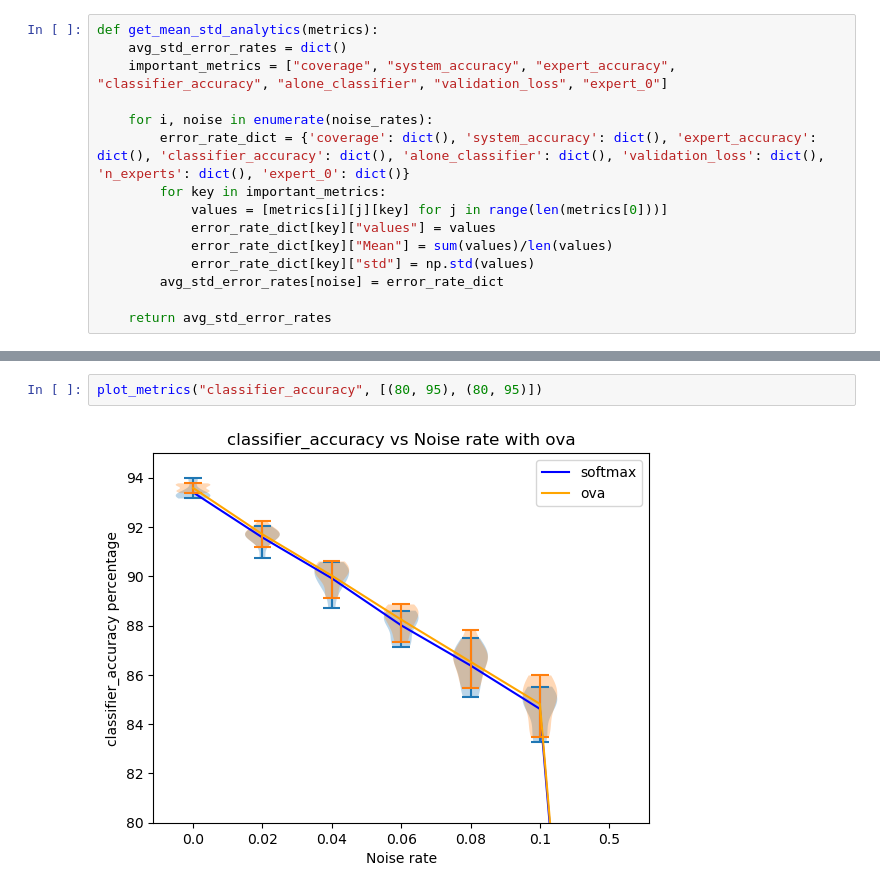
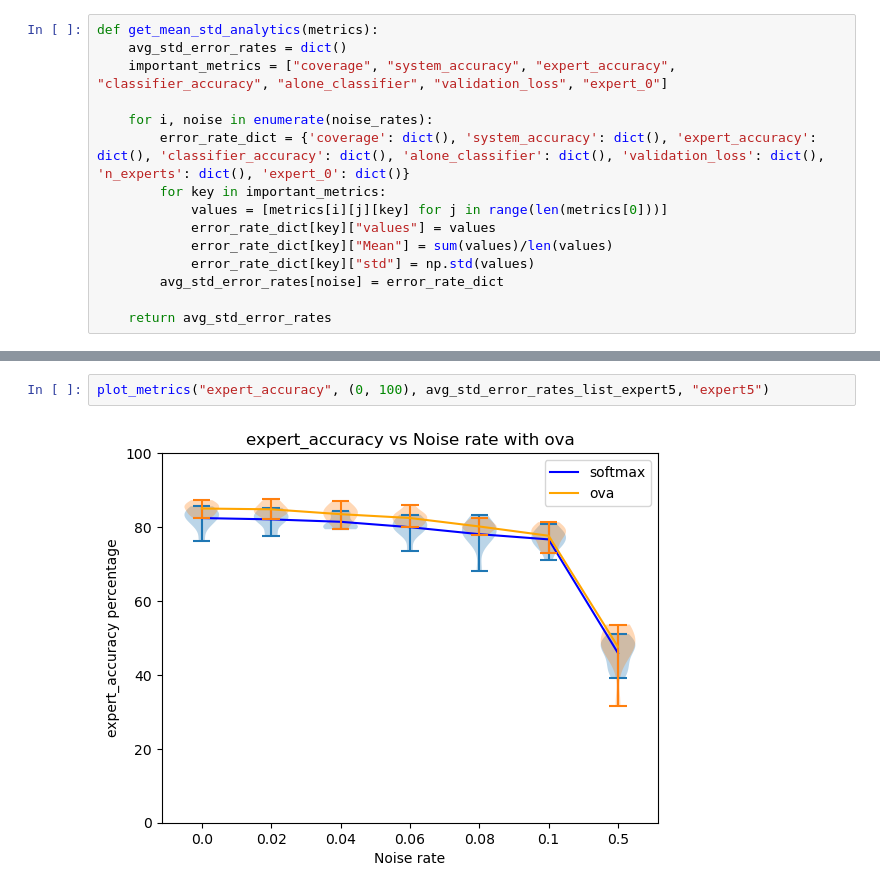
Before and after one commit to LeonPeric/Multi_L2D, a Jupyter notebook: Hatespeech/analysis.ipynb, the cells around one changed output, grey strips where cells are left out. Drawn from its saved outputs; the diff is of its cells as text.

```diff
--- a/Hatespeech/analysis.ipynb
+++ b/Hatespeech/analysis.ipynb
@@ -78,6 +81,6 @@ plot_metrics("expert_accuracy", [(0, 100), (0, 100)])
 # %% [output]
 [figure]
-# %%
-plot_metrics("classifier_accuracy", [(80, 95), (80, 95)])
-# %% [output]
-[figure, removed]
+# %%
+plot_metrics("expert_accuracy", (0, 100), avg_std_error_rates_list_expert5, "expert5")
+# %% [output]
+[figure, added]
```
Also changed, not shown: parts of 10 cells of this notebook, 3 other files.
